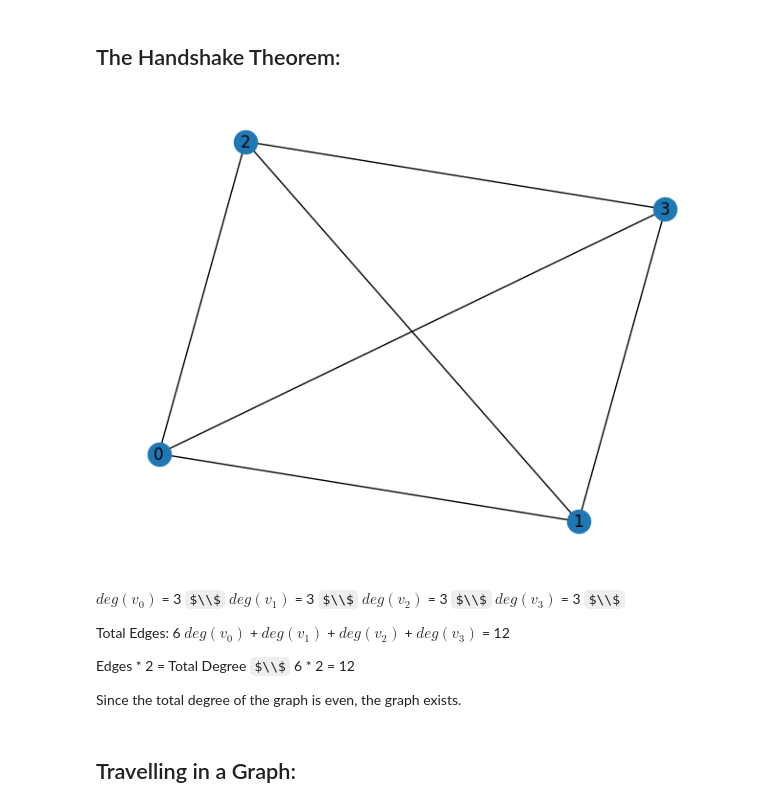
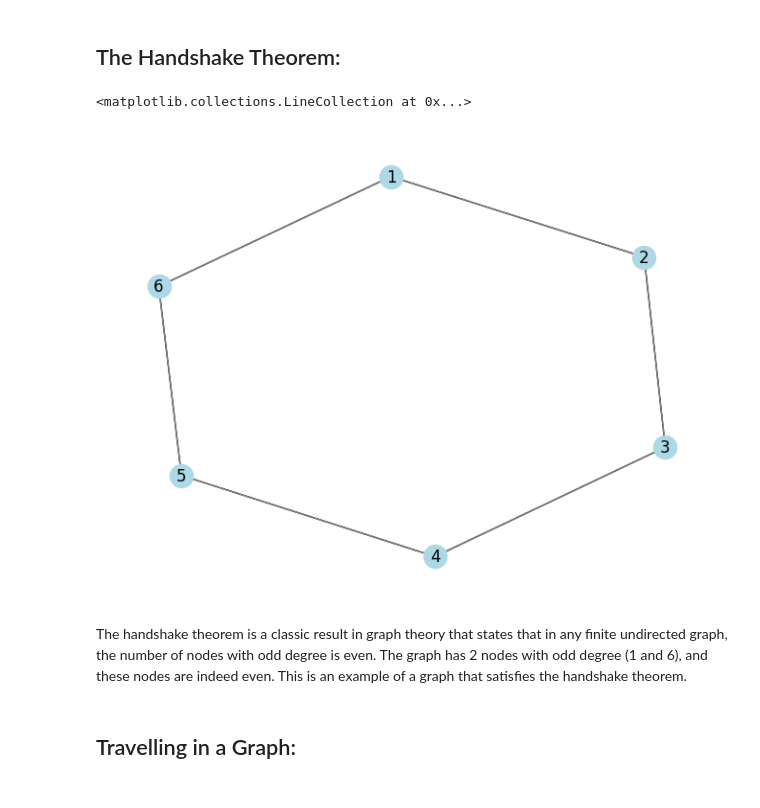
Before and after one commit to ChelcRose/Discrete_Math_2, a Jupyter notebook: Assignments/Lecture_3.ipynb, the cells around one changed output. Cells and saved outputs as stored; diff of their text form; code cells hidden in the pictures; some formulas as TeX source.

```diff
--- a/Assignments/Lecture_3.ipynb
+++ b/Assignments/Lecture_3.ipynb
@@ -130,34 +130,24 @@ In this graph, vertex 1 is connected to vertices 2, 3, 1, and 4. There are four
 # %% [markdown]
 ## The Handshake Theorem:
 # %%
-import matplotlib.pyplot as plt
 import networkx as nx
 
-# Create a complete graph with 2 nodes
-G = nx.complete_graph(4)
-
-# Seed for reproducible layout
-seed = 57
-pos = nx.spring_layout(G, seed=seed)
+# Create a graph with 6 nodes and 6 edges, such that every node has odd degree
+G = nx.Graph()
+nodes = [1, 2, 3, 4, 5, 6]
+G.add_nodes_from(nodes)
+edges = [(1, 2), (2, 3), (3, 4), (4, 5), (5, 6), (6, 1)]
+G.add_edges_from(edges)
 
 # Draw the graph
-nx.draw(G, pos=pos, with_labels=True)
-plt.show()
+pos = nx.spring_layout(G)
+nx.draw(G, pos=pos, with_labels=True, node_color='lightblue')
+nx.draw_networkx_edges(G, pos=pos, edge_color='gray')
 # %% [output]
+<matplotlib.collections.LineCollection at 0x...>
-[figure, old version]
+[figure, new version]
 # %% [markdown]
-$deg(v_0)$ = 3 $\\$
-$deg(v_1)$ = 3 $\\$
-$deg(v_2)$ = 3 $\\$
-$deg(v_3)$ = 3 $\\$
-
-Total Edges: 6
-$deg(v_0)$ + $deg(v_1)$ + $deg(v_2)$ + $deg(v_3)$ = 12
-
-Edges * 2 = Total Degree $\\$
-6 * 2 = 12
-
-Since the total degree of the graph is even, the graph exists.
+ The handshake theorem is a classic result in graph theory that states that in any finite undirected graph, the number of nodes with odd degree is even. The graph has 2 nodes with odd degree (1 and 6), and these nodes are indeed even. This is an example of a graph that satisfies the handshake theorem.
 # %% [markdown]
 ## Travelling in a Graph:
 # %% [markdown]
```
Also changed, not shown: parts of 1 cell of this notebook.
